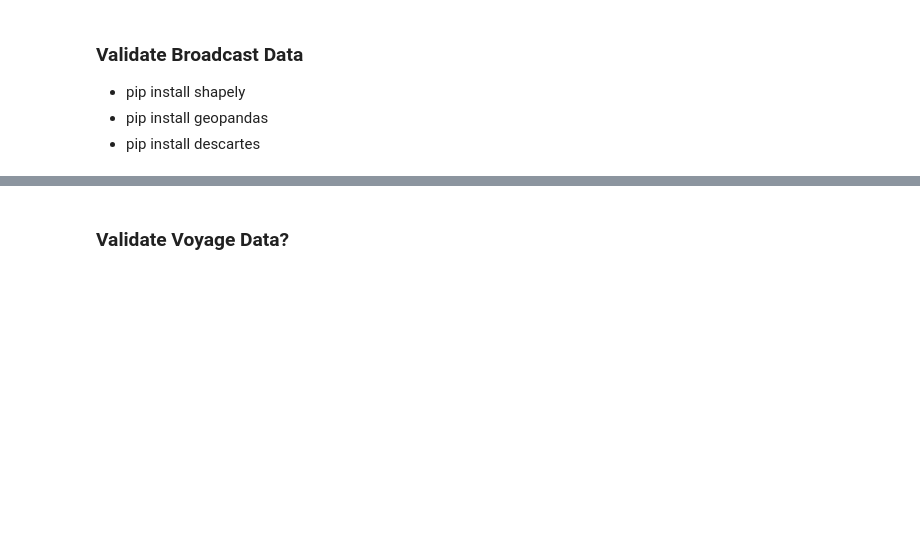
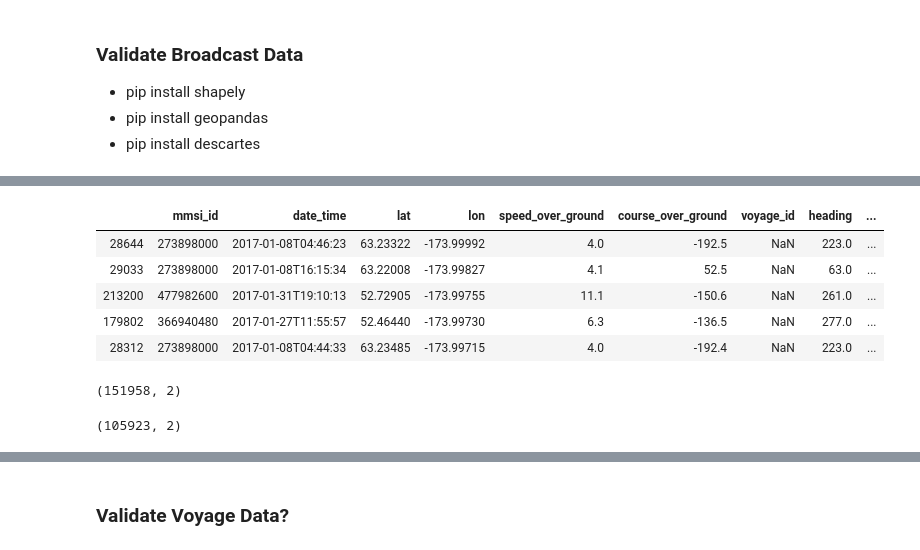
Before and after one commit to att-vault/vault, a Jupyter notebook: Notebook/AIS_Validation.ipynb, the cells around one changed output, grey strips where cells are left out. Cells and saved outputs as stored; diff of their text form; code cells hidden in the pictures; blank space fills up the shorter version.

```diff
--- a/Notebook/AIS_Validation.ipynb
+++ b/Notebook/AIS_Validation.ipynb
@@ -198,0 +199,21 @@ Rows: 19079375
+# %%
+Broadcast.head()
+# %% [output]
+|  | mmsi_id | date_time | lat | lon | speed_over_ground | course_over_ground | voyage_id | heading | ... |
+| 28644 | 273898000 | 2017-01-08T04:46:23 | 63.23322 | -173.99992 | 4.0 | -192.5 | NaN | 223.0 | ... |
+| 29033 | 273898000 | 2017-01-08T16:15:34 | 63.22008 | -173.99827 | 4.1 | 52.5 | NaN | 63.0 | ... |
+| 213200 | 477982600 | 2017-01-31T19:10:13 | 52.72905 | -173.99755 | 11.1 | -150.6 | NaN | 261.0 | ... |
+| 179802 | 366940480 | 2017-01-27T11:55:57 | 52.46440 | -173.99730 | 6.3 | -136.5 | NaN | 277.0 | ... |
+| 28312 | 273898000 | 2017-01-08T04:44:33 | 63.23485 | -173.99715 | 4.0 | -192.4 | NaN | 223.0 | ... |
+# %%
+sample = Broadcast[['lat', 'lon']].drop_duplicates()
+sample.shape
+# %% [output]
+(151958, 2)
+# %%
+sample['lat'] = sample['lat'].map(lambda x: round(x, 3))
+sample['lon'] = sample['lon'].map(lambda x: round(x, 3))
+sample.drop_duplicates(inplace=True)
+sample.shape
+# %% [output]
+(105923, 2)
```
Also changed, not shown: parts of 5 cells of this notebook.
